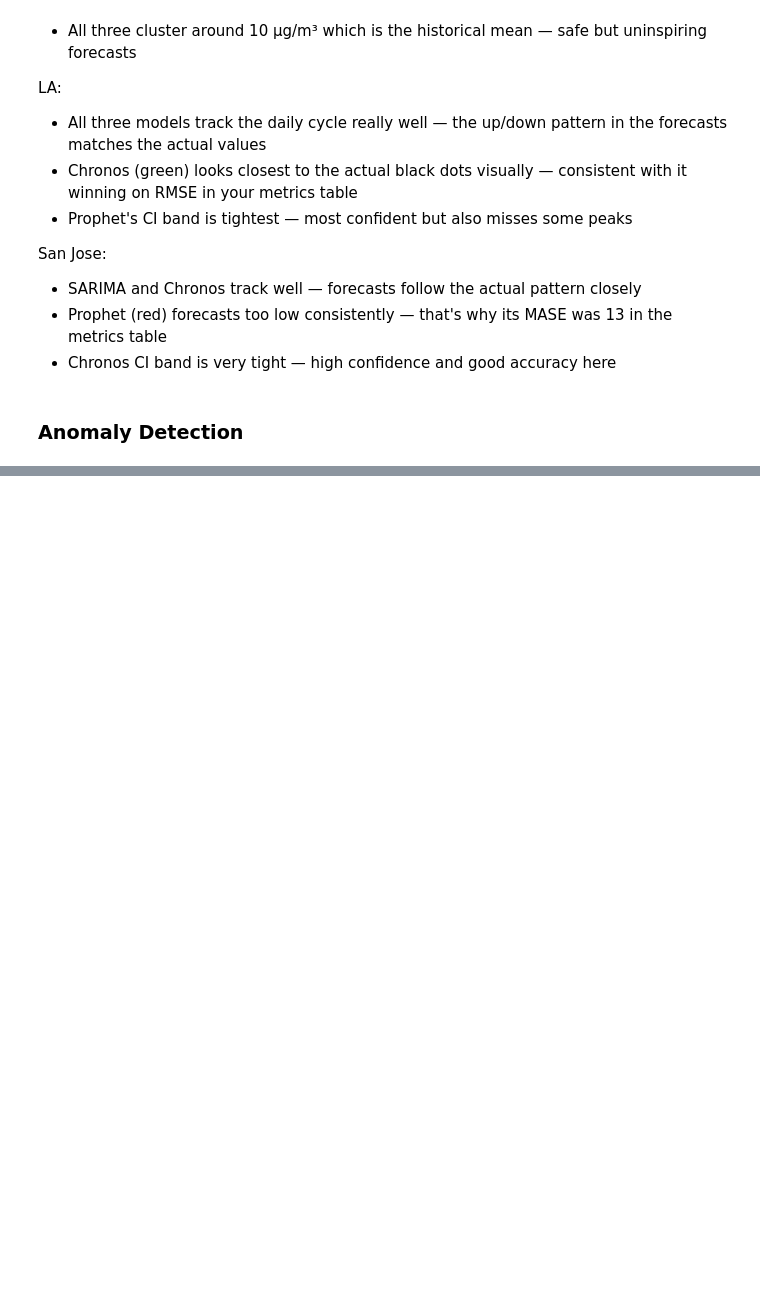
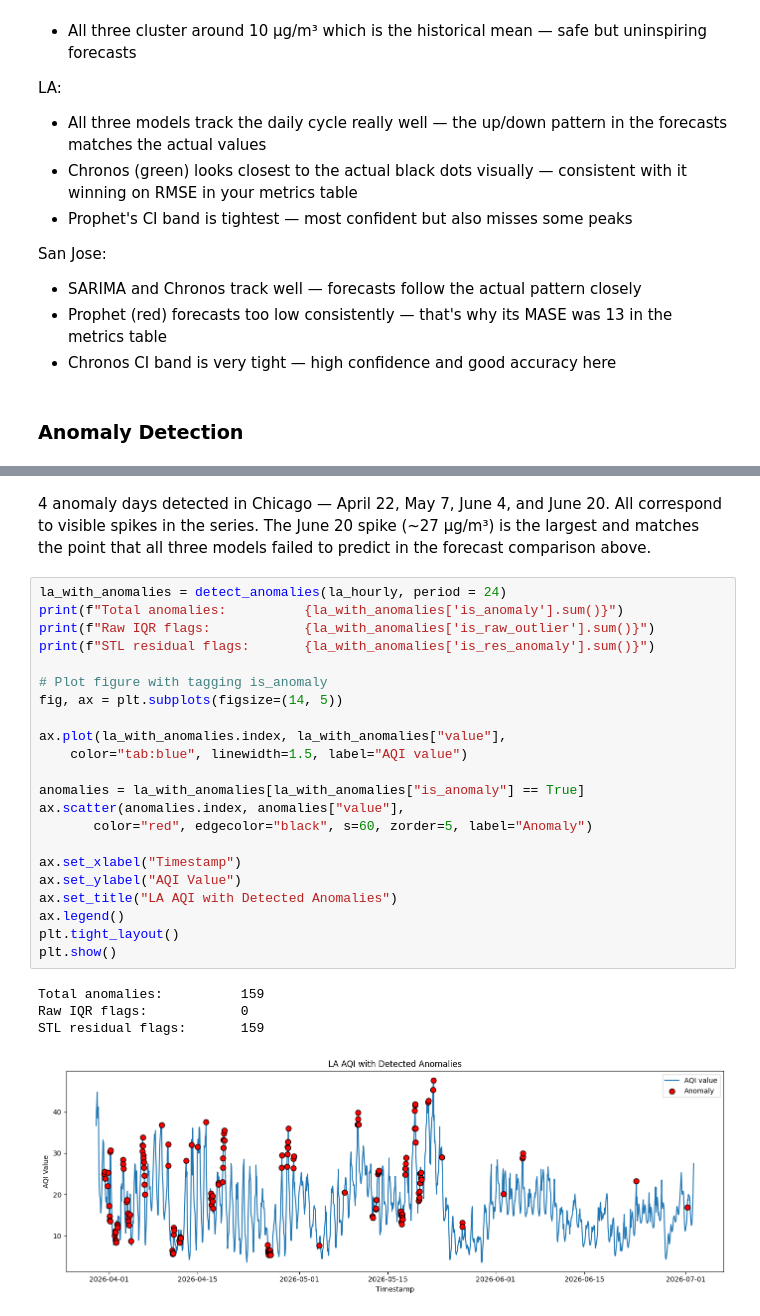
Before and after one commit to hanishavemireddy/air-quality-forecasting, a Jupyter notebook: notebooks/02_models.ipynb, the cells around one changed output, grey strips where cells are left out. Cells and saved outputs as stored; diff of their text form; blank space fills up the shorter version.

```diff
--- a/notebooks/02_models.ipynb
+++ b/notebooks/02_models.ipynb
@@ -546,0 +540,29 @@ plt.show()
+# %% [markdown]
+4 anomaly days detected in Chicago — April 22, May 7, June 4, and June 20. All correspond to visible spikes in the series. The June 20 spike (~27 µg/m³) is the largest and matches the point that all three models failed to predict in the forecast comparison above.
+# %%
+la_with_anomalies = detect_anomalies(la_hourly, period = 24)
+print(f"Total anomalies:          {la_with_anomalies['is_anomaly'].sum()}")
+print(f"Raw IQR flags:            {la_with_anomalies['is_raw_outlier'].sum()}")
+print(f"STL residual flags:       {la_with_anomalies['is_res_anomaly'].sum()}")
+
+# Plot figure with tagging is_anomaly
+fig, ax = plt.subplots(figsize=(14, 5))
+
+ax.plot(la_with_anomalies.index, la_with_anomalies["value"],
+    color="tab:blue", linewidth=1.5, label="AQI value")
+
+anomalies = la_with_anomalies[la_with_anomalies["is_anomaly"] == True]
+ax.scatter(anomalies.index, anomalies["value"],
+       color="red", edgecolor="black", s=60, zorder=5, label="Anomaly")
+
+ax.set_xlabel("Timestamp")
+ax.set_ylabel("AQI Value")
+ax.set_title("LA AQI with Detected Anomalies")
+ax.legend()
+plt.tight_layout()
+plt.show()
+# %% [output]
+Total anomalies:          159
+Raw IQR flags:            0
+STL residual flags:       159
+[figure, added]
```
Also changed, not shown: parts of 5 cells of this notebook, 5 other files.
